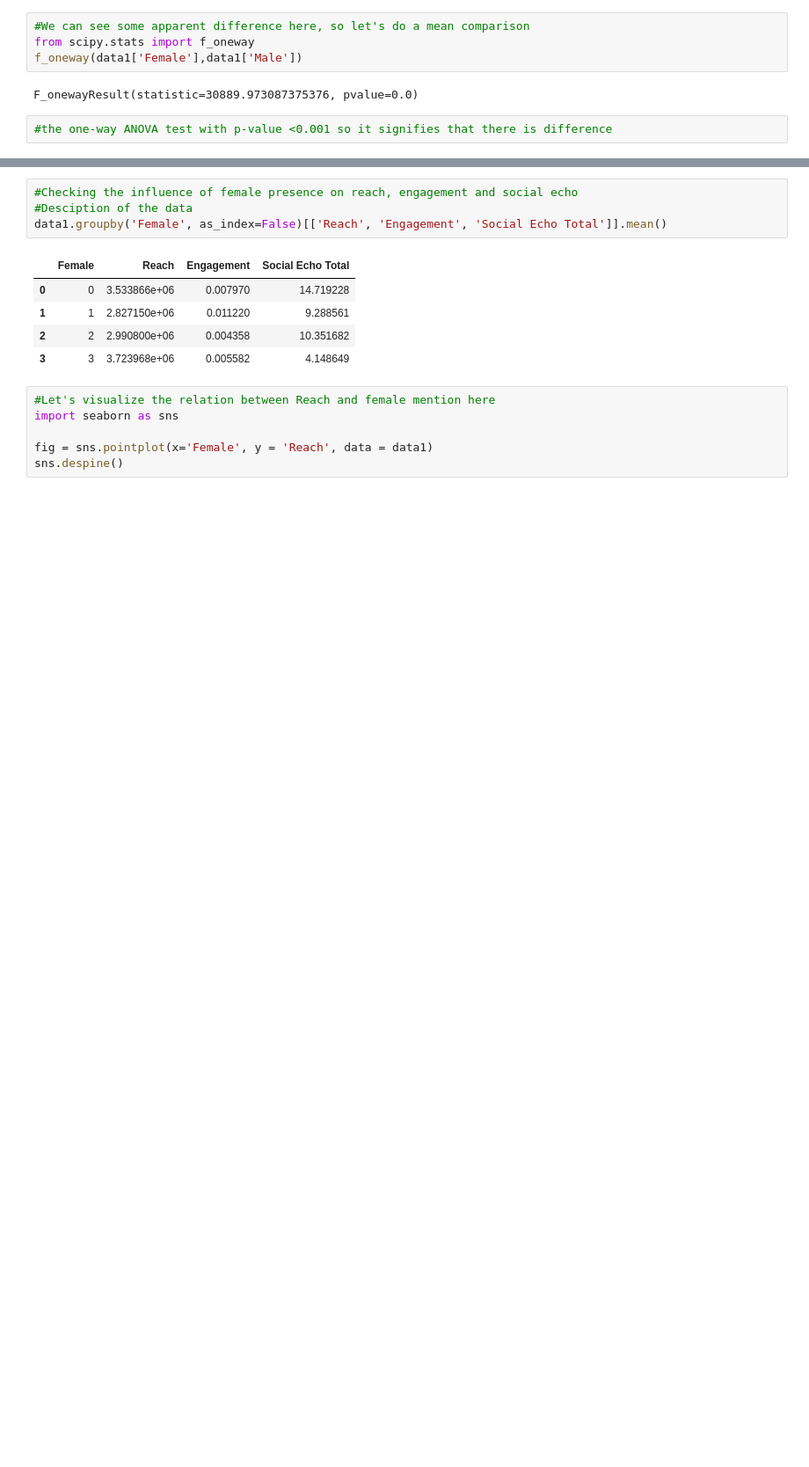
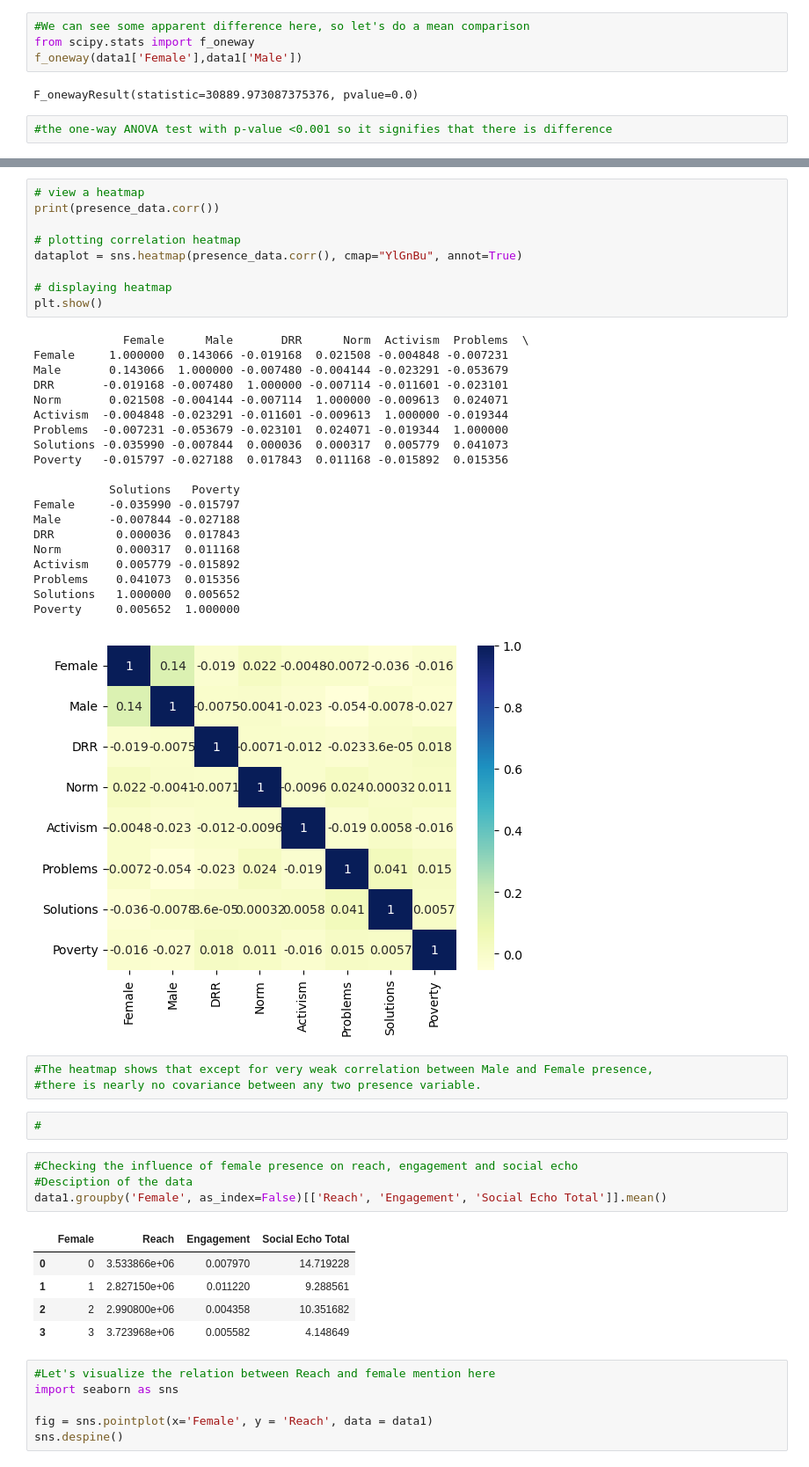
Before and after one commit to trangnhungpham/CEFM-project, a Jupyter notebook: Statistics.ipynb, the cells around one changed output, grey strips where cells are left out. Shown at 88% size. Saved outputs shown, nothing was run; the diff lists cells and outputs as text; blank space fills up the shorter version.

```diff
--- a/Statistics.ipynb
+++ b/Statistics.ipynb
@@ -176,3 +285,38 @@ F_onewayResult(statistic=30889.973087375376, pvalue=0.0)
+# %%
+# view a heatmap
+print(presence_data.corr())
+
+# plotting correlation heatmap
+dataplot = sns.heatmap(presence_data.corr(), cmap="YlGnBu", annot=True)
+
+# displaying heatmap
+plt.show()
+# %% [output]
+             Female      Male       DRR      Norm  Activism  Problems  \
+Female     1.000000  0.143066 -0.019168  0.021508 -0.004848 -0.007231
+Male       0.143066  1.000000 -0.007480 -0.004144 -0.023291 -0.053679
+DRR       -0.019168 -0.007480  1.000000 -0.007114 -0.011601 -0.023101
+Norm       0.021508 -0.004144 -0.007114  1.000000 -0.009613  0.024071
+Activism  -0.004848 -0.023291 -0.011601 -0.009613  1.000000 -0.019344
+Problems  -0.007231 -0.053679 -0.023101  0.024071 -0.019344  1.000000
+Solutions -0.035990 -0.007844  0.000036  0.000317  0.005779  0.041073
+Poverty   -0.015797 -0.027188  0.017843  0.011168 -0.015892  0.015356
+
+           Solutions   Poverty
+Female     -0.035990 -0.015797
+Male       -0.007844 -0.027188
+DRR         0.000036  0.017843
+Norm        0.000317  0.011168
+Activism    0.005779 -0.015892
+Problems    0.041073  0.015356
+Solutions   1.000000  0.005652
+Poverty     0.005652  1.000000
+[figure, added]
+# %%
+#The heatmap shows that except for very weak correlation between Male and Female presence,
+#there is nearly no covariance between any two presence variable.
+# %%
+#
 # %%
 #Checking the influence of female presence on reach, engagement and social echo
 #Desciption of the data
```
Also changed, not shown: parts of 32 cells of this notebook.
